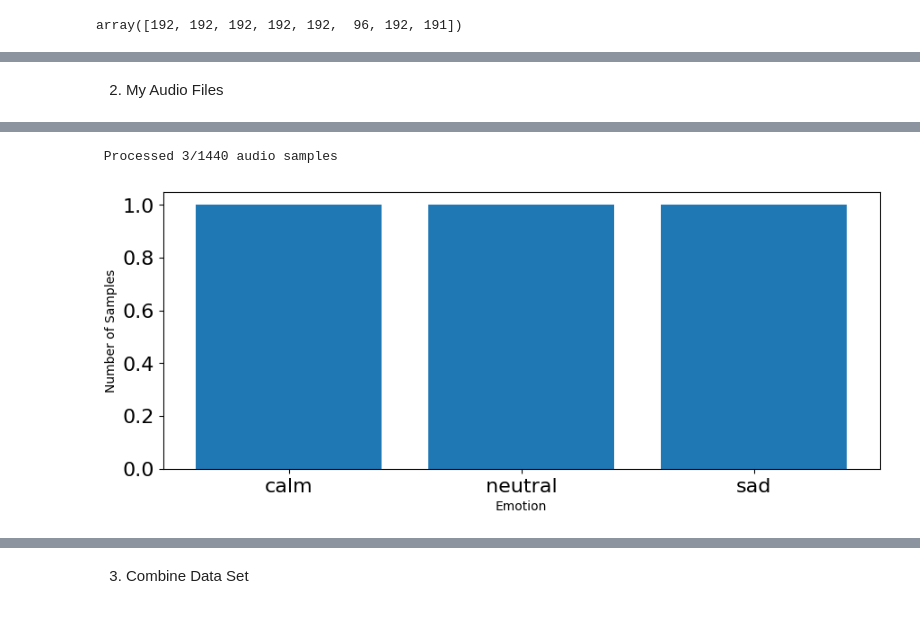
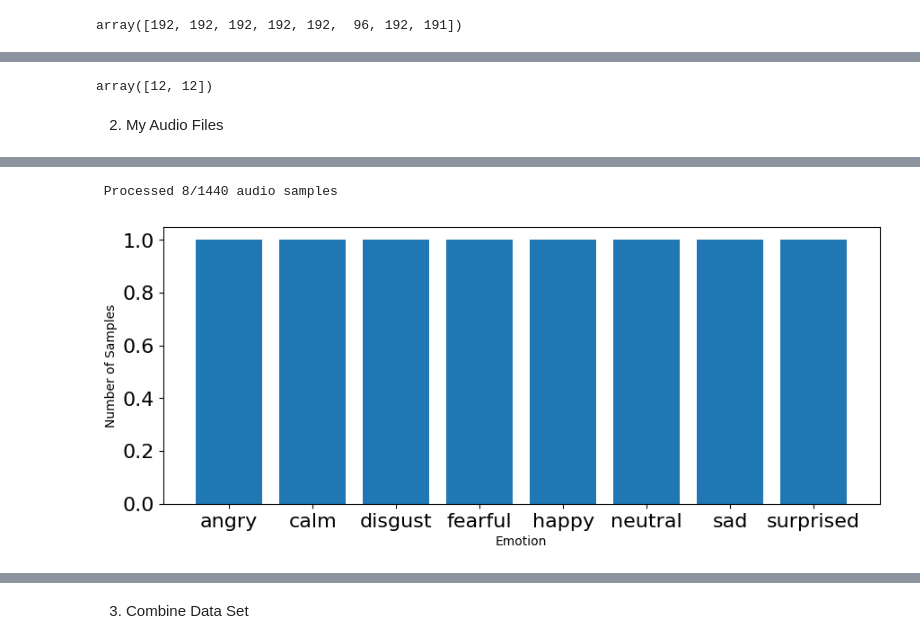
Before and after one commit to IAT-ExploringAI-2026/Week2-DataPreprocessing, a Jupyter notebook: Week 2.ipynb, the cells around one changed output, grey strips where cells are left out. Drawn from its saved outputs; the diff is of its cells as text; code cells hidden in the pictures.

```diff
--- a/Week 2.ipynb
+++ b/Week 2.ipynb
@@ -699,7 +713,7 @@ def load_data():
 We will not compute the feature matrix this week, but we will read the emotion labels for the entire dataset.
 We will explain why the X and Y elements are important in the upcoming weeks.
 # %%
-features, emotions = load_data()
+features, emotions, genders = load_data()
 # %% [output]
  Processed 1439/1440 audio samples
 # %%
@@ -732,3 +746,15 @@ array(['angry', 'calm', 'disgust', 'fearful', 'happy', 'neutral', 'sad',
 count
 # %% [output]
 array([192, 192, 192, 192, 192,  96, 192, 191])
+# %%
+# plot gender
+plt.figure(figsize=(35,4))
+plt.subplot(1,3,1)
+#np.unique returns ordered list of unique elements and count of each element
+genders_list, count = np.unique(genders, return_counts=True)
+plt.bar(x=range(2), height=count)
+plt.xticks(ticks=range(2), labels = [gender for gender in genders_list],fontsize=10)
+plt.xlabel('Genders')
+plt.tick_params(labelsize=16)
+plt.ylabel('Number of Samples')
+plt.show()
@@ -735,3 +763,7 @@ array([192, 192, 192, 192, 192,  96, 192, 191])
+# %%
+count
+# %% [output]
+array([12, 12])
 # %% [markdown]
 2. My Audio Files
 # %%
@@ -769,41 +801,56 @@ emotions_dict ={
 import os, glob
 
 def load_data():
-    X,y=[],[]
+    X,y, genders=[],[], []
     count = 0
+    seen_actor_ids = set()
     for file in glob.glob("/content/drive/MyDrive/Assignment2/My Audio Data/Actor_*/*.m4a"):
         file_name=os.path.basename(file)
+        actor_id = os.path.splitext(file_name)[0].split("-")[6]
         emotion=emotions_dict[file_name.split("-")[2]]
         #features = get_features(file)
         #X.append(features)
+        if actor_id not in seen_actor_ids:
+
+            if int(actor_id) % 2 == 0:
+                gender = "female"
+            else:
+                gender = "male"
+
+            genders.append(gender)
+
+            # Remember that we've already counted this actor
+            seen_actor_ids.add(actor_id)
+
         y.append(emotion)
+
         count += 1
         # '\r' + end='' results in printing over same line
         print('\r' + f' Processed {count}/{1440} audio samples',end=' ')
     # Return arrays to plug into sklearn's cross-validation algorithms
-    return np.array(X), np.array(y)
+    return np.array(X), np.array(y), np.array(genders)
 # %%
 # name=myaudio_files[1]
 # a = name.split("-")[2]
 # emotions_dict[a]
 # %%
-features, emotions = load_data()
+features, emotions, genders = load_data()
 # %% [output]
- Processed 3/1440 audio samples
+ Processed 8/1440 audio samples
 # %%
 # plot emotions
 plt.figure(figsize=(35,4))
 plt.subplot(1,3,1)
 #np.unique returns ordered list of unique elements and count of each element
 emotion_list, count = np.unique(emotions, return_counts=True)
-plt.bar(x=range(3), height=count)
-plt.xticks(ticks=range(3), labels = [emotion for emotion in emotion_list],fontsize=10)
+plt.bar(x=range(8), height=count)
+plt.xticks(ticks=range(8), labels = [emotion for emotion in emotion_list],fontsize=10)
 plt.xlabel('Emotion')
 plt.tick_params(labelsize=16)
 plt.ylabel('Number of Samples')
 plt.show()
 # %% [output]
-[figure, old version]
+[figure, new version]
 # %%
 emotion_list
 # %% [output]
```
Also changed, not shown: parts of 10 cells of this notebook.
